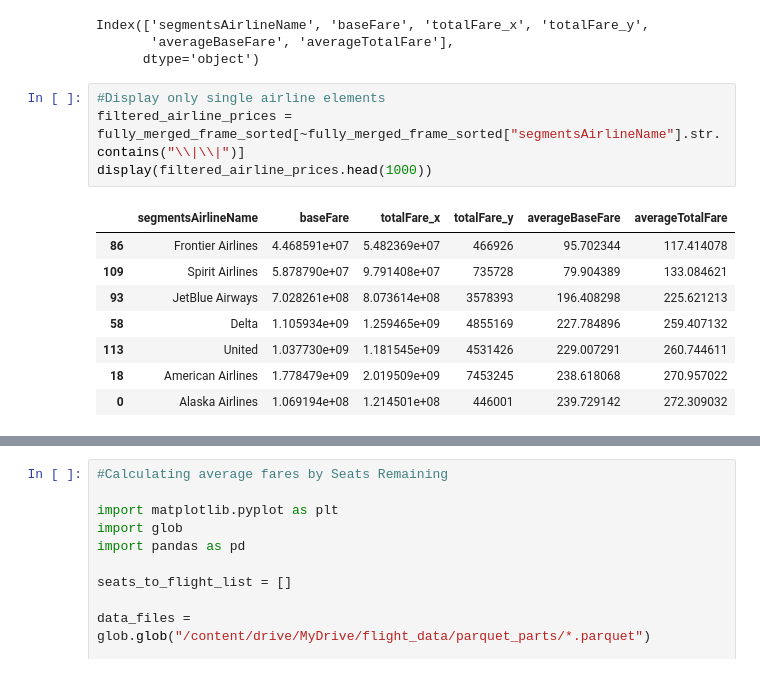
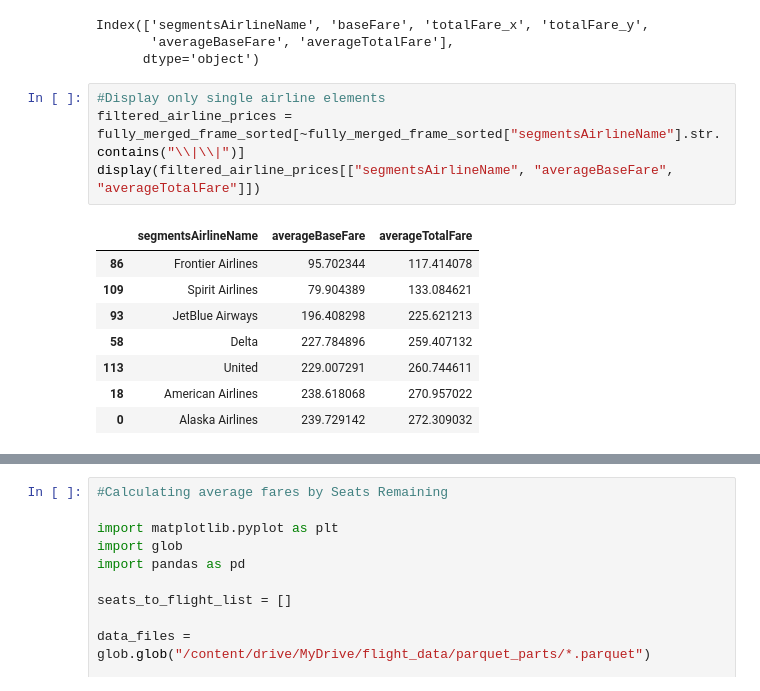
Before and after one commit to yuancx2025/526_project_group2, a Jupyter notebook: Flight_Prices_Analysis.ipynb, the cells around one changed output, grey strips where cells are left out. Cells and saved outputs as stored; diff of their text form.

```diff
--- a/Flight_Prices_Analysis.ipynb
+++ b/Flight_Prices_Analysis.ipynb
@@ -125,16 +148,16 @@ Index(['segmentsAirlineName', 'baseFare', 'totalFare_x', 'totalFare_y',
 # %%
 #Display only single airline elements
 filtered_airline_prices = fully_merged_frame_sorted[~fully_merged_frame_sorted["segmentsAirlineName"].str.contains("\\|\\|")]
-display(filtered_airline_prices.head(1000))
+display(filtered_airline_prices[["segmentsAirlineName", "averageBaseFare", "averageTotalFare"]])
 # %% [output]
-|  | segmentsAirlineName | baseFare | totalFare_x | totalFare_y | averageBaseFare | averageTotalFare |
-| 86 | Frontier Airlines | 4.468591e+07 | 5.482369e+07 | 466926 | 95.702344 | 117.414078 |
-| 109 | Spirit Airlines | 5.878790e+07 | 9.791408e+07 | 735728 | 79.904389 | 133.084621 |
-| 93 | JetBlue Airways | 7.028261e+08 | 8.073614e+08 | 3578393 | 196.408298 | 225.621213 |
-| 58 | Delta | 1.105934e+09 | 1.259465e+09 | 4855169 | 227.784896 | 259.407132 |
-| 113 | United | 1.037730e+09 | 1.181545e+09 | 4531426 | 229.007291 | 260.744611 |
-| 18 | American Airlines | 1.778479e+09 | 2.019509e+09 | 7453245 | 238.618068 | 270.957022 |
-| 0 | Alaska Airlines | 1.069194e+08 | 1.214501e+08 | 446001 | 239.729142 | 272.309032 |
+|  | segmentsAirlineName | averageBaseFare | averageTotalFare |
+| 86 | Frontier Airlines | 95.702344 | 117.414078 |
+| 109 | Spirit Airlines | 79.904389 | 133.084621 |
+| 93 | JetBlue Airways | 196.408298 | 225.621213 |
+| 58 | Delta | 227.784896 | 259.407132 |
+| 113 | United | 229.007291 | 260.744611 |
+| 18 | American Airlines | 238.618068 | 270.957022 |
+| 0 | Alaska Airlines | 239.729142 | 272.309032 |
 # %%
 #Calculating average fares by Days Until Flight
 
```
Also changed, not shown: parts of 9 cells of this notebook.
